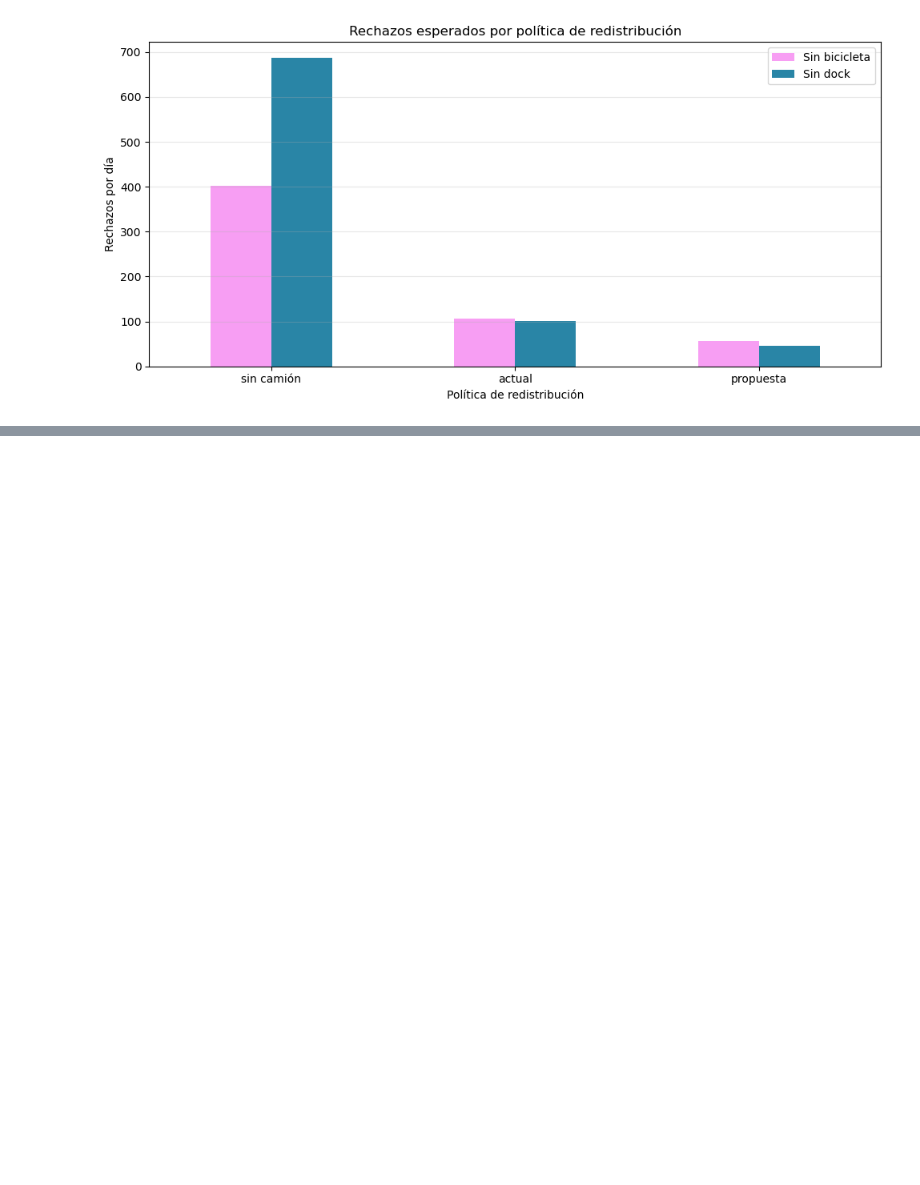
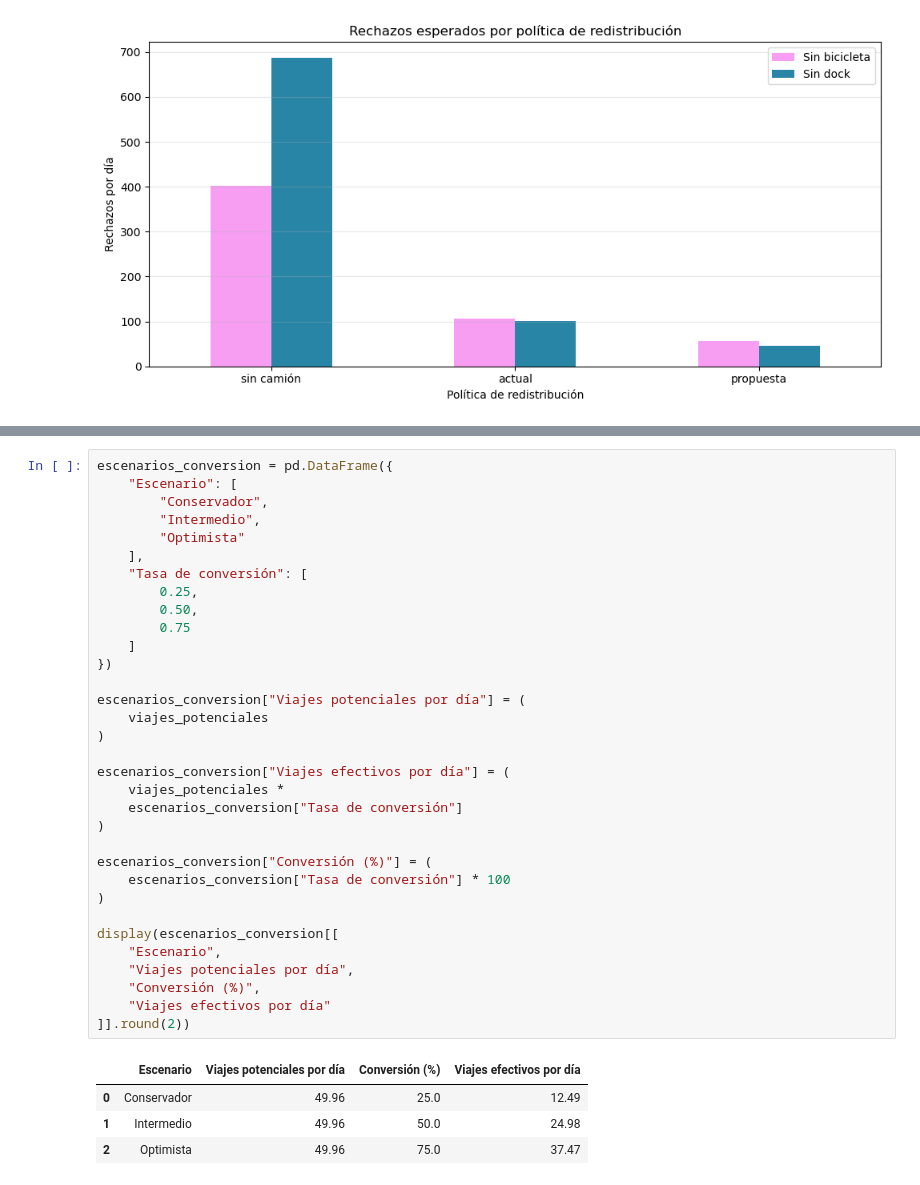
Before and after one commit to roquemorales22u/ECOBICI---STOCHASTIC---OPTIMIZATION, a Jupyter notebook: impacto_ambiental.ipynb, the cells around one changed output, grey strips where cells are left out. Cells and saved outputs as stored; diff of their text form; blank space fills up the shorter version.

```diff
--- a/impacto_ambiental.ipynb
+++ b/impacto_ambiental.ipynb
@@ -326,0 +473,38 @@ plt.show()
+# %%
+escenarios_conversion = pd.DataFrame({
+    "Escenario": [
+        "Conservador",
+        "Intermedio",
+        "Optimista"
+    ],
+    "Tasa de conversión": [
+        0.25,
+        0.50,
+        0.75
+    ]
+})
+
+escenarios_conversion["Viajes potenciales por día"] = (
+    viajes_potenciales
+)
+
+escenarios_conversion["Viajes efectivos por día"] = (
+    viajes_potenciales *
+    escenarios_conversion["Tasa de conversión"]
+)
+
+escenarios_conversion["Conversión (%)"] = (
+    escenarios_conversion["Tasa de conversión"] * 100
+)
+
+display(escenarios_conversion[[
+    "Escenario",
+    "Viajes potenciales por día",
+    "Conversión (%)",
+    "Viajes efectivos por día"
+]].round(2))
+# %% [output]
+|  | Escenario | Viajes potenciales por día | Conversión (%) | Viajes efectivos por día |
+| 0 | Conservador | 49.96 | 25.0 | 12.49 |
+| 1 | Intermedio | 49.96 | 50.0 | 24.98 |
+| 2 | Optimista | 49.96 | 75.0 | 37.47 |
```
Also changed, not shown: parts of 12 cells of this notebook, 1 other file.
